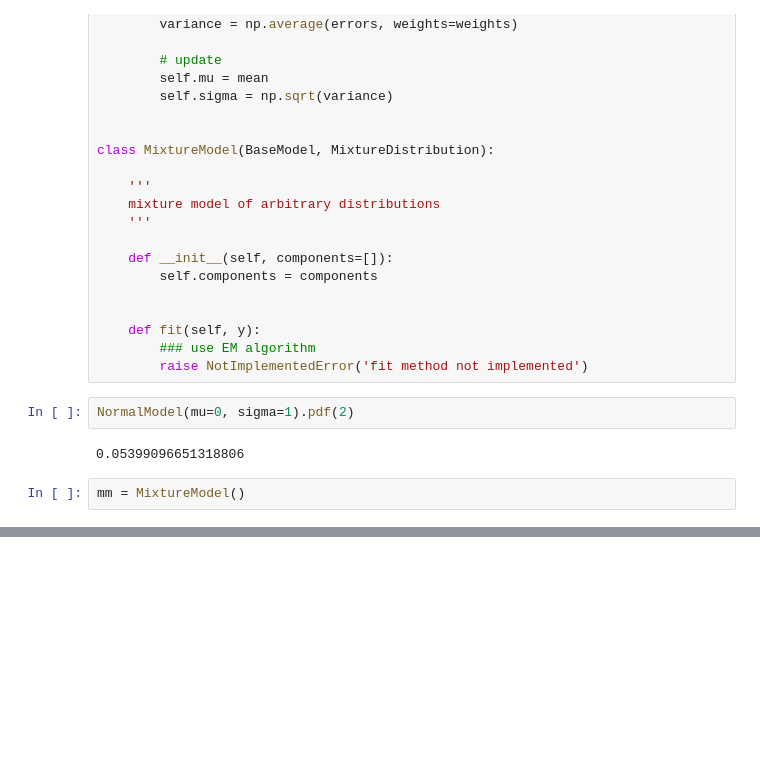
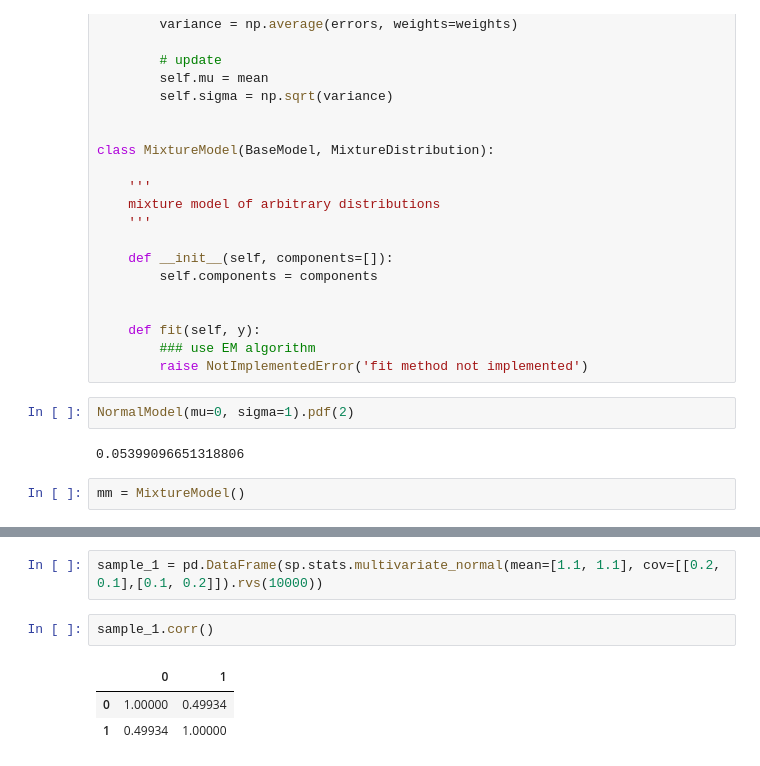
Before and after one commit to felixbrunner/hmm-real-vol, a Jupyter notebook: notebooks/Untitled.ipynb, the cells around one changed output, grey strips where cells are left out. Saved outputs shown, nothing was run; the diff lists cells and outputs as text; blank space fills up the shorter version.

```diff
--- a/notebooks/Untitled.ipynb
+++ b/notebooks/Untitled.ipynb
@@ -1592,0 +1611,8 @@ mm = MixtureModel()
+# %%
+sample_1 = pd.DataFrame(sp.stats.multivariate_normal(mean=[1.1, 1.1], cov=[[0.2, 0.1],[0.1, 0.2]]).rvs(10000))
+# %%
+sample_1.corr()
+# %% [output]
+|  | 0 | 1 |
+| 0 | 1.00000 | 0.49934 |
+| 1 | 0.49934 | 1.00000 |
```
Also changed, not shown: parts of 32 cells of this notebook, 2 other files.
